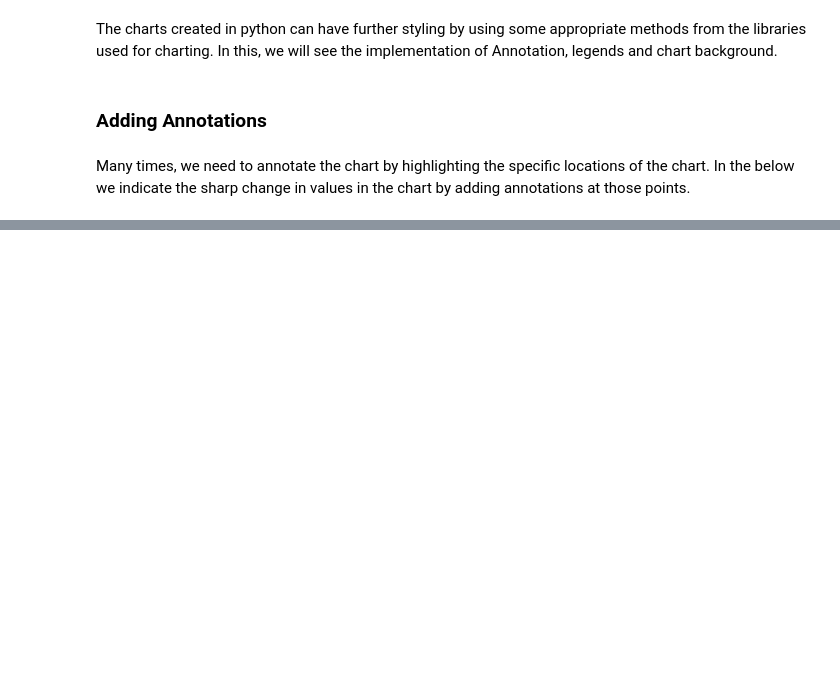
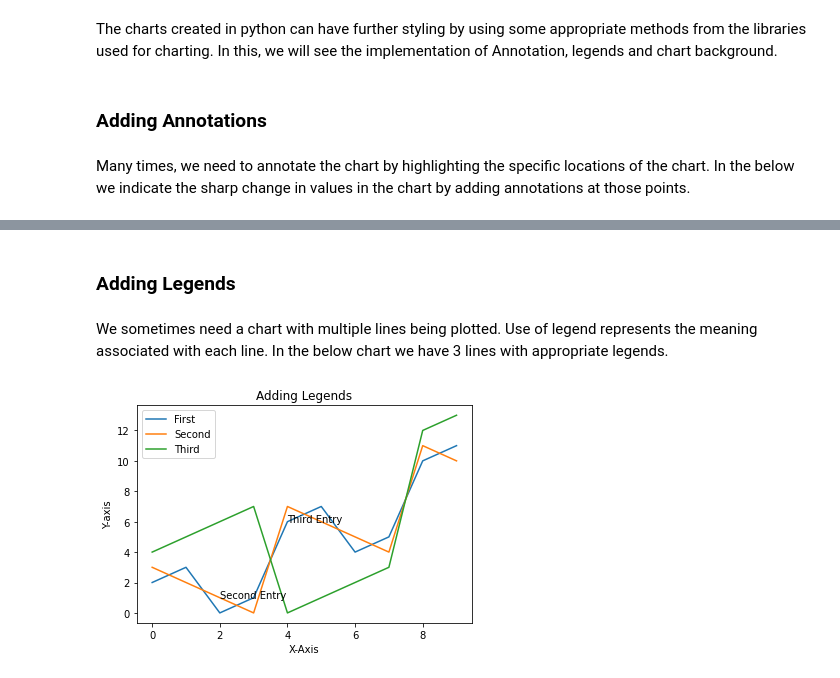
Before and after one commit to Naresh5422-ai/Myfirst, a Jupyter notebook: Python_Visualization.ipynb, the cells around one changed output, grey strips where cells are left out. Drawn from its saved outputs; the diff is of its cells as text; code cells hidden in the pictures; blank space fills up the shorter version.

```diff
--- a/Python_Visualization.ipynb
+++ b/Python_Visualization.ipynb
@@ -73,0 +86,22 @@ z =
+# %% [markdown]
+### Adding Legends
+# %% [markdown]
+We sometimes need a chart with multiple lines being plotted. Use of legend represents the meaning associated with each line. In the below chart we have 3 lines with appropriate legends.
+# %%
+plt.xlabel("X-Axis")
+plt.ylabel("Y-axis")
+plt.title("Adding Legends")
+
+# Annotate
+plt.annotate(xy = [2,1], s = "Second Entry")
+plt.annotate(xy = [4,6], s = "Third Entry")
+
+
+# Addding Legends
+plt.plot(x,y)
+plt.plot(x, z)
+plt.plot(x,t)
+plt.legend(["First","Second","Third"], loc = 2)
+plt.show()
+# %% [output]
+[figure, added]
```
Also changed, not shown: parts of 4 cells of this notebook.
